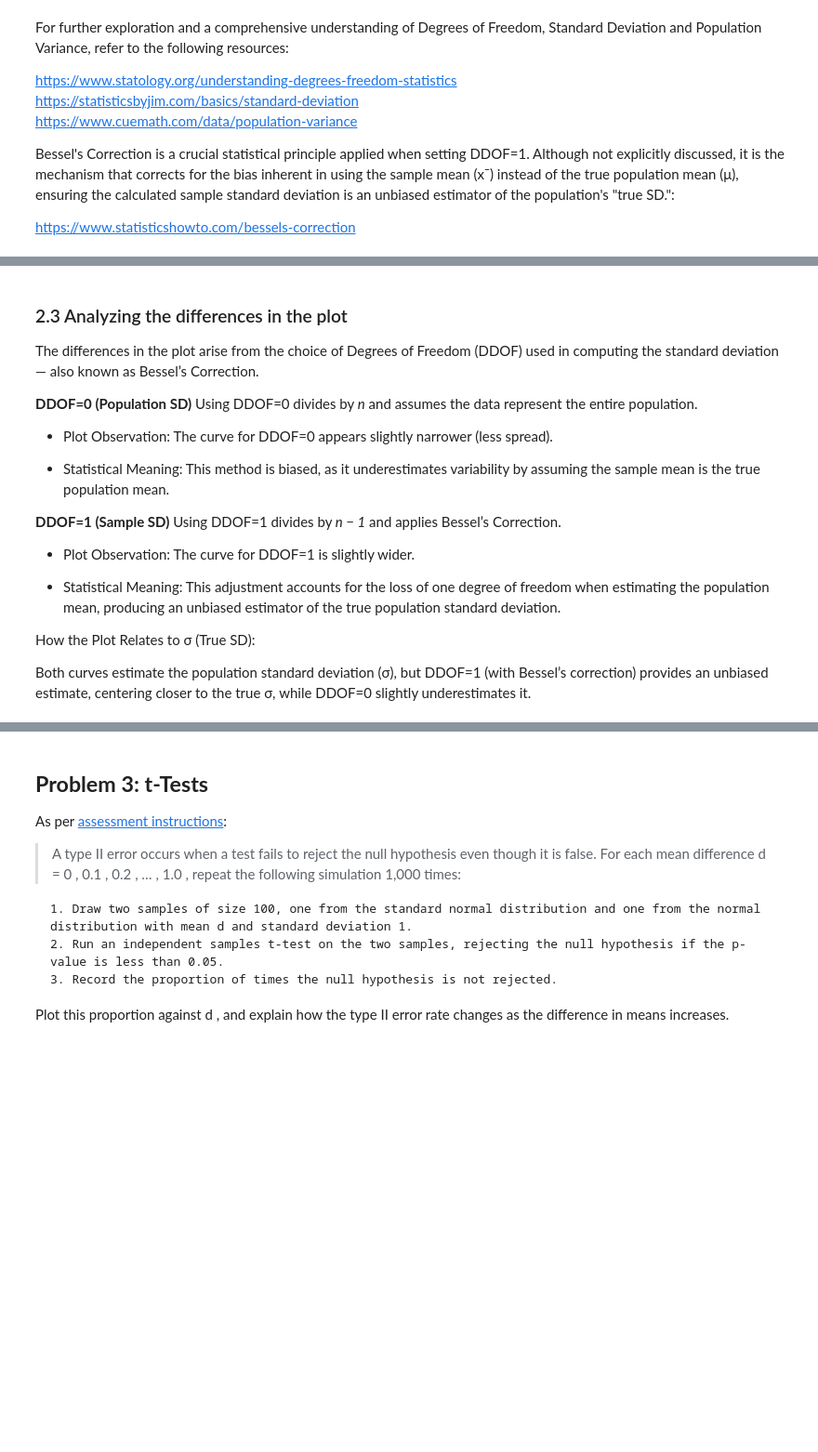
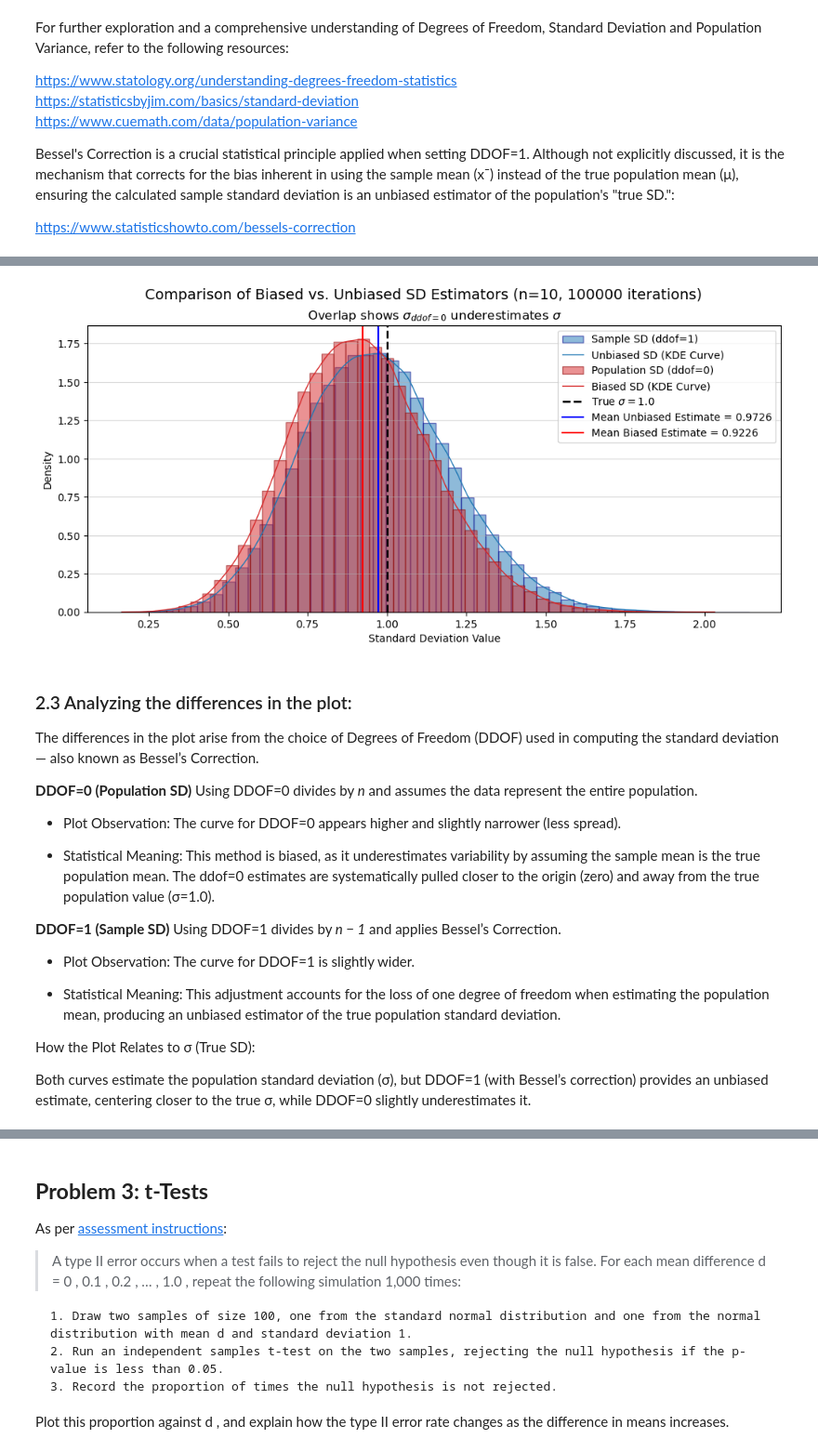
Before and after one commit to MattiDoubleU/Applied-Statistics, a Jupyter notebook: problems.ipynb, the cells around one changed output, grey strips where cells are left out. Shown: that part at 93% size. Cells and saved outputs as stored; diff of their text form; code cells hidden in the pictures; blank space fills up the shorter version.

Commit message:
Revamping code for plot in 2.2. Updating MD text accordingly.

```diff
--- a/problems.ipynb
+++ b/problems.ipynb
@@ -470,14 +400,61 @@ plt.grid(axis='y', alpha=0.5)
+# %%
+fig, ax = plt.subplots(1, 1, figsize=(12, 5))
+fig.suptitle(f'Comparison of Biased vs. Unbiased SD Estimators (n={sample_size}, {num_samples} iterations)', fontsize=14)
+
+# Plot 1: Unbiased Estimator (ddof=1).
+# Use transparency (alpha=0.5) to see the overlap.
+ax.hist(sample_sd, bins=50, density=True, color='#1f77b4', alpha=0.5, edgecolor='darkblue',
+        label='Sample SD (ddof=1)')
+
+# Use the minimum and maximum observed SD across both samples to define the range.
+x_range = np.linspace(np.min(sample_sd), np.max(population_sd), 500)
+
+# Calculate KDE for Unbiased Estimator.
+kde_sample_sd = stats.gaussian_kde(sample_sd)
+# Plot the smooth curve over the histogram.
+ax.plot(x_range, kde_sample_sd(x_range), color='#1f77b4', linewidth=1, label='Unbiased SD (KDE Curve)')
+
+# Plot 2: Biased Estimator (ddof=0).
+ax.hist(population_sd, bins=50, density=True, color='#d62728', alpha=0.5, edgecolor='darkred',
+        label='Population SD (ddof=0)')
+
+kde_population_sd = stats.gaussian_kde(population_sd)
+# Plot the smooth curve over the histogram.
+ax.plot(x_range, kde_population_sd(x_range), color='#d62728', linewidth=1, label='Biased SD (KDE Curve)')
+
+
+# True population standard deviation (sigma = 1.0).
+ax.axvline(1.0, color='black', linestyle='--', linewidth=2, label='True $\\sigma = 1.0$')
+
+# Mean SD Estimate for Unbiased (ddof=1) - should be close to 1.0.
+ax.axvline(sample_sd.mean(), color='blue', linestyle='-', linewidth=1.5,
+           label=f'Mean Unbiased Estimate = {sample_sd.mean():.4f}')
+
+# Mean SD Estimate for Biased (ddof=0) - should be less than 1.0
+ax.axvline(population_sd.mean(), color='red', linestyle='-', linewidth=1.5,
+           label=f'Mean Biased Estimate = {population_sd.mean():.4f}')
+
+
+ax.set_title(f'Overlap shows $\\sigma_{{ddof=0}}$ underestimates $\\sigma$')
+ax.set_xlabel('Standard Deviation Value')
+ax.set_ylabel('Density')
+ax.legend()
+ax.grid(axis='y', alpha=0.5)
+
+plt.show()
+# %% [output]
+[figure, added]
 # %% [markdown]
-### 2.3 Analyzing the differences in the plot
+### 2.3 Analyzing the differences in the plot:
 
 The differences in the plot arise from the choice of Degrees of Freedom (DDOF) used in computing the standard deviation — also known as Bessel’s Correction.
 
 **DDOF=0 (Population SD)**
 Using DDOF=0 divides by *n* and assumes the data represent the entire population.
 
-- Plot Observation: The curve for DDOF=0 appears slightly narrower (less spread).
+- Plot Observation: The curve for DDOF=0 appears higher and slightly narrower (less spread).
 
-- Statistical Meaning: This method is biased, as it underestimates variability by assuming the sample mean is the true population mean.
+- Statistical Meaning: This method is biased, as it underestimates variability by assuming the sample mean is the true population mean. The ddof=0 estimates are systematically pulled closer to the origin (zero) and away from the true population value (σ=1.0).
 
 **DDOF=1 (Sample SD)**
 Using DDOF=1 divides by *n − 1* and applies Bessel’s Correction.
```
Also changed, not shown: parts of 45 cells of this notebook.
